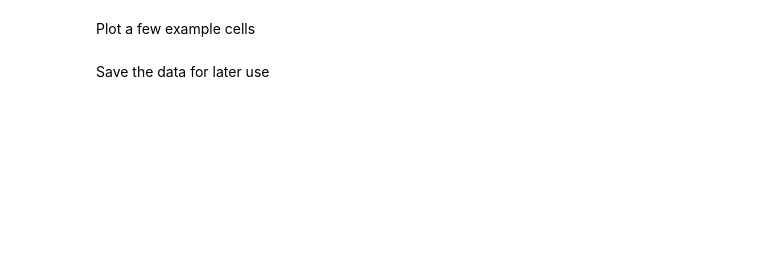
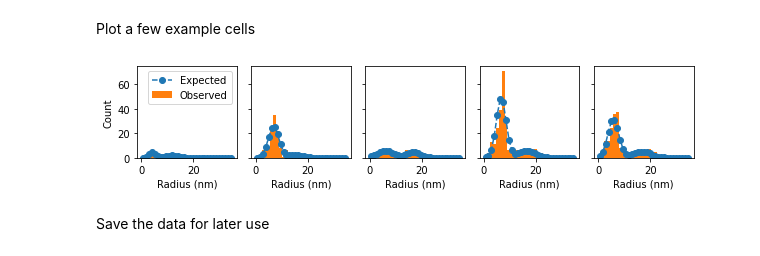
Before and after one commit to ivem-argonne/learning-damage-dynamics, a Jupyter notebook: bimodal-distribution/1_fit-bimodal-distributions.ipynb, the cells around one changed output. Cells and saved outputs as stored; diff of their text form; code cells hidden in the pictures; blank space fills up the shorter version.

```diff
--- a/bimodal-distribution/1_fit-bimodal-distributions.ipynb
+++ b/bimodal-distribution/1_fit-bimodal-distributions.ipynb
@@ -205,22 +210,24 @@ Plot a few example cells
 # %%
 fig, axs = plt.subplots(1, 5, sharey=True, figsize=(8.5, 2.))
 
 frames = np.linspace(0, len(subset)-1, len(axs), dtype=np.int)
 
 for frame, ax in zip(frames, axs):
     frame = subset.iloc[frame]
 
     count_distrib = compute_count_distribution(r_center, *frame.values[-6:])
     ax.plot(r_center, count_distrib.mean(), '--o', label='Expected')
 
     ax.hist(frame['void_radii'], bins=bins, label='Observed')
 
     ax.set_xlabel('Radius (nm)')
 
-axs[0].set_ylabel('Expected Count')
+axs[0].set_ylabel('Count')
 axs[0].legend()
 fig.tight_layout()
 fig.savefig('figures/distributions-575C-over-time.png', dpi=320)
+# %% [output]
+[figure, added]
 # %% [markdown]
 Save the data for later use
 # %%
```
Also changed, not shown: parts of 2 cells of this notebook, 4 other files.
